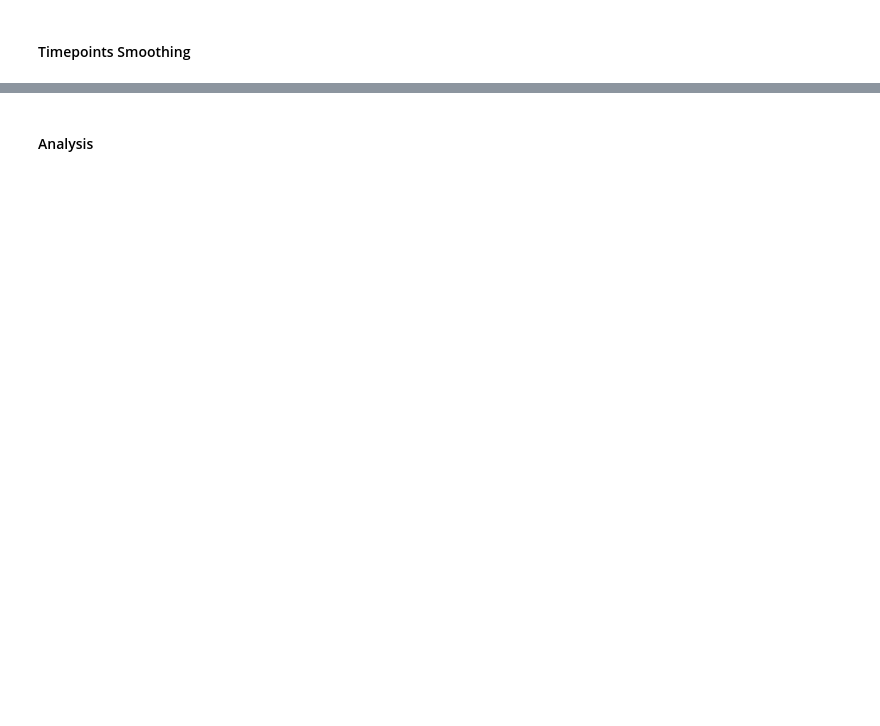
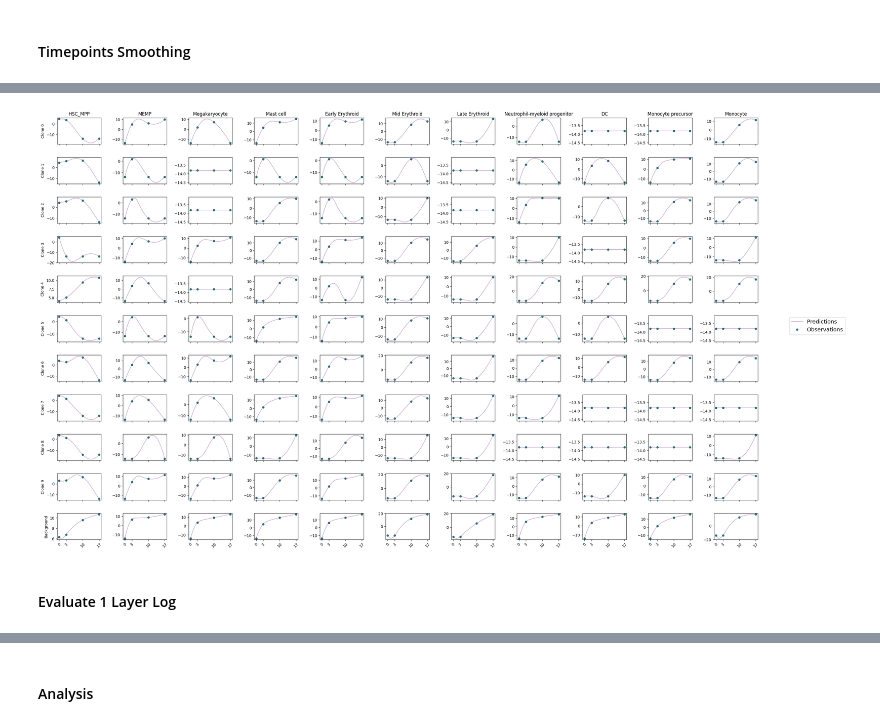
Before and after one commit to StatBiomed/clonaltrans, a Jupyter notebook: clonetrans obs.ipynb, the cells around one changed output, grey strips where cells are left out. Drawn from its saved outputs; the diff is of its cells as text; code cells hidden in the pictures; blank space fills up the shorter version.

```diff
--- a/clonetrans obs.ipynb
+++ b/clonetrans obs.ipynb
@@ -109,0 +127,7 @@ pl.grid_visual_interpolate(model.N, predictions, t_observed, t_pred, save=save)
+# %%
+save = os.path.split(path)[1]
+pl.grid_visual_interpolate(model.input_N, predictions, t_observed, t_pred, save=False)
+# %% [output]
+[figure, added]
+# %% [markdown]
+#### Evaluate 1 Layer Log
```
Also changed, not shown: parts of 20 cells of this notebook, 9 other files.
